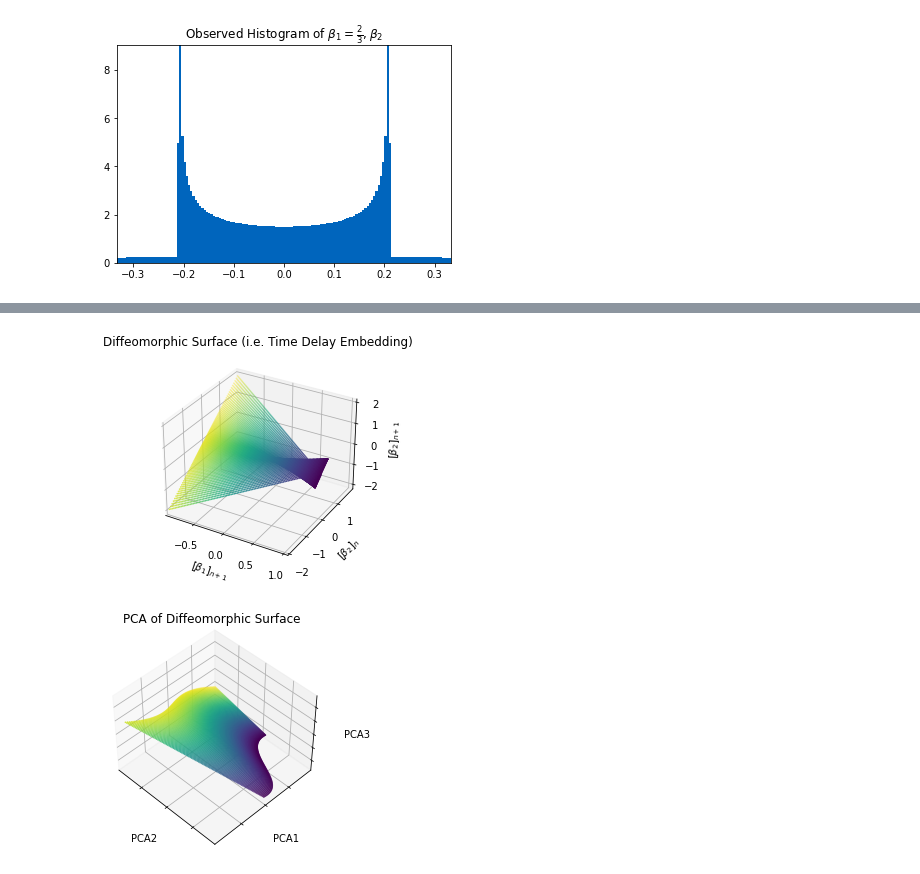
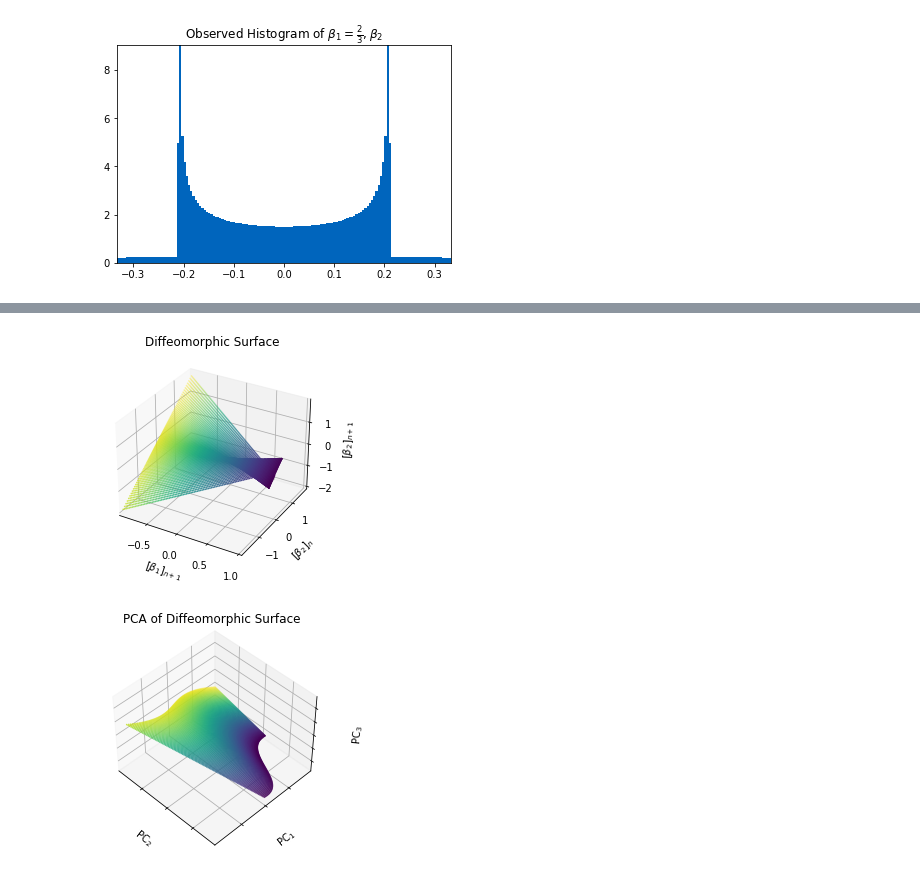
Before and after one commit to plainerman/density-transport, a Jupyter notebook: full_two_dimensional.ipynb, the cells around one changed output, grey strips where cells are left out. Drawn from its saved outputs; the diff is of its cells as text; code cells hidden in the pictures.

```diff
--- a/full_two_dimensional.ipynb
+++ b/full_two_dimensional.ipynb
@@ -59,42 +138,41 @@ plt.show()
 # %%
 ys = observe.sample_beta_dir()
-
 from sklearn.decomposition import PCA
 pca = PCA()
 pca.n_components = 3
 
 data = pca.fit_transform(ys)
 
 from sklearn.preprocessing import StandardScaler
 scaler = StandardScaler()
 data_fit = scaler.fit_transform(data)
 
 ax = plt.axes(projection='3d')
-plt.title("Diffeomorphic Surface (i.e. Time Delay Embedding)")
+plt.title("Diffeomorphic Surface")
 ax.scatter(numpy.transpose(ys)[0], numpy.transpose(ys)[1], numpy.transpose(ys)[2], c=numpy.transpose(data_fit)[1], cmap='viridis', s=0.5, rasterized=True)
 ax.set_xlabel("$[\\beta_1]_{n+1}$")
 ax.set_ylabel("$[\\beta_2]_{n}$")
 ax.set_zlabel("$[\\beta_2]_{n+1}$")
-#plt.savefig("figures/2d/diffeomorphic.pdf", dpi=dpi)
+plt.savefig("figures/2d/diffeomorphic.pdf", dpi=dpi)
 plt.show()
 
 ax = plt.axes(projection='3d')
 plt.title("PCA of Diffeomorphic Surface")
 ax.scatter(numpy.transpose(data_fit)[1], numpy.transpose(data_fit)[0], numpy.transpose(data_fit)[2], c=numpy.transpose(data_fit)[1], cmap='viridis', s = 0.5, rasterized=True)
-ax.set_xlabel("PCA2")
-ax.set_ylabel("PCA1")
-ax.set_zlabel("PCA3")
+ax.set_xlabel("PC$_2$")
+ax.set_ylabel("PC$_1$")
+ax.set_zlabel("PC$_3$")
 ax.set_xticklabels([])
 ax.set_yticklabels([])
 ax.set_zticklabels([])
 ax.grid(True)
 ax.azim = 135
 ax.elev = 45
-#plt.savefig("figures/2d/diffeomorphic-PCA.pdf", dpi=dpi)
+plt.savefig("figures/2d/diffeomorphic-PCA.pdf", dpi=dpi)
 plt.show()
 # %% [output]
-[figure, old version]
+[figure, new version]
-[figure, old version]
+[figure, new version]
 # %%
 %%time
 
```
Also changed, not shown: parts of 20 cells of this notebook, 3 other files.
